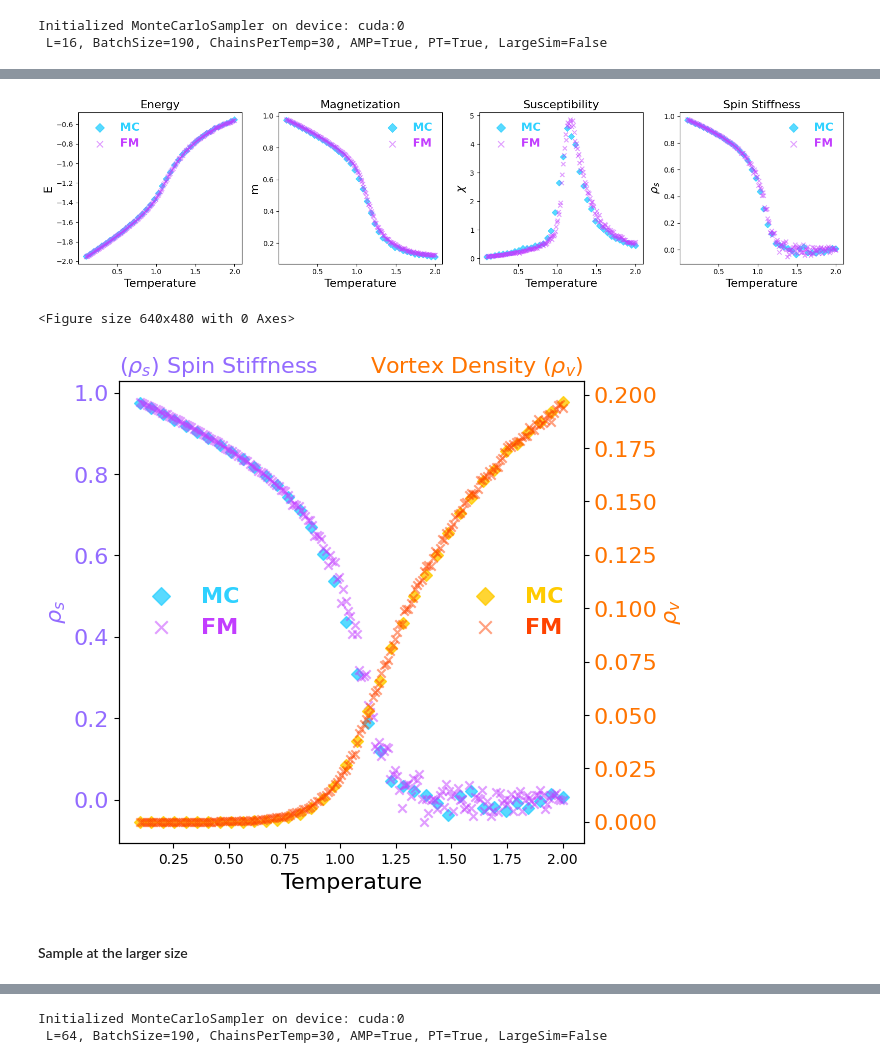
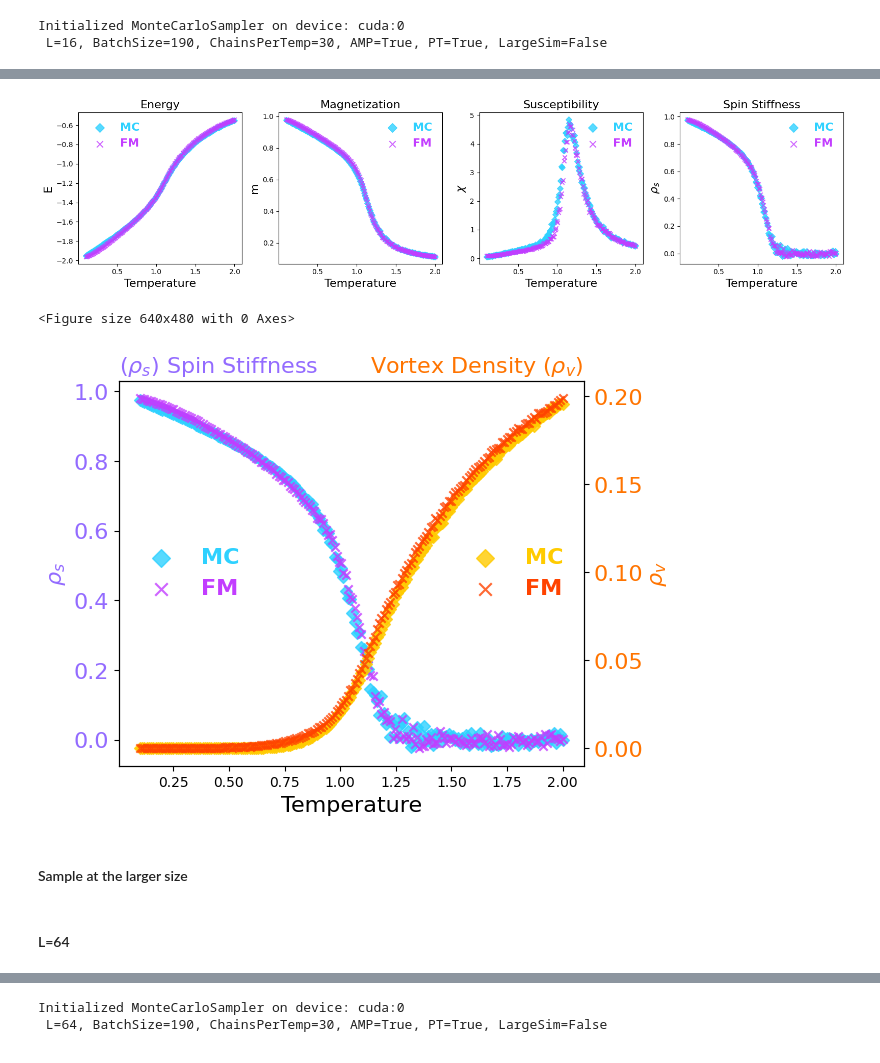
Before and after one commit to ToelUl/Flow-to-Field, a Jupyter notebook: system_size_extrapolation_lab.ipynb, the cells around one changed output, grey strips where cells are left out. Cells and saved outputs as stored; diff of their text form; code cells hidden in the pictures.

```diff
--- a/system_size_extrapolation_lab.ipynb
+++ b/system_size_extrapolation_lab.ipynb
@@ -406,9 +678,10 @@ L = 16
 Temp_start = 0.1
 Temp_end = 2.0
 precision = 0.01
-num_samples = 500
+num_samples = 1500
 num_steps = 5
-timestep_schedule_factor = 0.6
+timestep_schedule_mu = -0.3
+timestep_schedule_sigma = 1.0
 
 num_temp = int((Temp_end-Temp_start)//precision)+1
 print(f'num_temp: {num_temp}')
@@ -420,17 +693,20 @@ B_opt = pf.estimate_max_batch_size(
     height=L,
     width=L,
     time_steps=num_steps,
+    num_conditions=num_conditions,
     num_evals=3,
     device=device,
     use_adjoint=False,
     safety_factor=0.9
 )
 print(f"Optimal batch size: {B_opt}")
+B_opt_mod = pf.find_closest_factor(num_temp * num_samples, B_opt)
+print(f"Optimal batch size (modify): {B_opt_mod}")
 
 Temp = torch.linspace(Temp_start, Temp_end, steps=num_temp)
 x_init = torch.randn((num_temp, num_samples, L, L), dtype=torch.float32)
 
 xy_inference_dataset = mc.MCDataset(data=x_init, labels=Temp)
-xy_inference_dataloader = DataLoader(xy_inference_dataset, batch_size=B_opt, shuffle=False)
+xy_inference_dataloader = DataLoader(xy_inference_dataset, batch_size=B_opt_mod, shuffle=False)
 # %% [output]
 num_temp: 190
@@ -443,17 +715,32 @@ Optimal batch size: 3426
 # %%
 torch.cuda.empty_cache()
+torch.cuda.synchronize(device)
+
+_ = fmex.solve(
+    solve_loader=xy_inference_dataloader,
+    num_samples=num_samples,
+    num_steps=10,
+    for_gpu_warmup=True,
+    do_log=False,
+)
+
 sol_size_16_start_time = time.time()
 sol_size_16 = fmex.solve(
     solve_loader=xy_inference_dataloader,
     num_samples=num_samples,
     num_steps=num_steps,
     method='heun3',
-    timestep_schedule_factor=timestep_schedule_factor,
+    timestep_schedule_mu=timestep_schedule_mu,
+    timestep_schedule_sigma=timestep_schedule_sigma,
 )
 sol_size_16_end_time = time.time()
 torch.cuda.empty_cache()
 
 sol_size_16_time = sol_size_16_end_time - sol_size_16_start_time
 
-print(f'Solving time for L=16: {sol_size_16_time:.2f} seconds')
+sol_size_16_time_per_sample = sol_size_16_time / (num_temp * num_samples)
+
+train_sol_size_16_time_per_sample = (train_time + sol_size_16_time) / (num_temp * num_samples)
+
+print(f"Solving time per sample for L=16: {sol_size_16_time_per_sample:.5f} seconds")
 # %% [output]
@@ -473,7 +762,7 @@ sampler_xy = mc.XYModel(
     use_amp=True
 )
 
-sampler_xy.spins = sol_size_16
+sampler_xy.spins = sol_size_16 * torch.pi + torch.pi  # Shift to [0, 2π) range.
 trash.append(sol_size_16)
 # %% [output]
 Initialized MonteCarloSampler on device: cuda:0
@@ -513,6 +802,6 @@ fm_vortex_density_size_16 = sampler_xy.plot_vortex_density(
 # %%
 mc_size_16_measure_results = torch.load(
-    measurement_save_path_pt_list[L_val_list.index(L)],
+    measurement_save_path_pt_list[L_val_list.index(16)],
     map_location='cpu', weights_only=False
 )
 mc_size_16_temperature = mc_size_16_measure_results['temperature']
@@ -538,22 +828,22 @@ fm_color = '#C23DFF'
 
 fig, ax = plt.subplots(1, 4, figsize=(16, 4))
 ax[0].scatter(mc_size_16_temperature, mc_size_16_energy, marker='D', label='MC', color=mc_color, alpha=0.8)
-ax[0].scatter(Temp.cpu(), fm_energy_size_16, marker='x', label='FM', color=fm_color, alpha=0.5)
+ax[0].scatter(Temp.cpu(), fm_energy_size_16, marker='x', label='FM', color=fm_color, alpha=0.8)
 ax[0].set_ylabel('E', fontsize=16)
 ax[0].set_title('Energy', fontsize=16)
 
 ax[1].scatter(mc_size_16_temperature, mc_size_16_magnetization, marker='D', label='MC', color=mc_color, alpha=0.8)
-ax[1].scatter(Temp.cpu(), fm_magnetization_size_16, marker='x', label='FM', color=fm_color, alpha=0.5)
+ax[1].scatter(Temp.cpu(), fm_magnetization_size_16, marker='x', label='FM', color=fm_color, alpha=0.8)
 ax[1].set_ylabel('m', fontsize=16)
 ax[1].set_title('Magnetization', fontsize=16)
 
 ax[2].scatter(mc_size_16_temperature, mc_size_16_susceptibility, marker='D', label='MC', color=mc_color, alpha=0.8)
-ax[2].scatter(Temp.cpu(), fm_susceptibility_size_16, marker='x', label='FM', color=fm_color, alpha=0.5)
+ax[2].scatter(Temp.cpu(), fm_susceptibility_size_16, marker='x', label='FM', color=fm_color, alpha=0.8)
 ax[2].set_ylabel(r'$\chi$', fontsize=16)
 ax[2].set_title('Susceptibility', fontsize=16)
 
 ax[3].scatter(mc_size_16_temperature, mc_size_16_stiffness, marker='D', label='MC', color=mc_color, alpha=0.8)
-ax[3].scatter(Temp.cpu(), fm_stiffness_size_16, marker='x', label='FM', color=fm_color, alpha=0.5)
+ax[3].scatter(Temp.cpu(), fm_stiffness_size_16, marker='x', label='FM', color=fm_color, alpha=0.8)
 ax[3].set_ylabel(r'$\rho_s$', fontsize=16)
 ax[3].set_title('Spin Stiffness', fontsize=16)
 
@@ -568,7 +858,7 @@ for i in range(4):
 plt.tight_layout()
 plt.show()
 # %% [output]
-[figure, old version]
+[figure, new version]
 # %%
 plt.clf()
 plt.style.use('seaborn-v0_8-pastel')
@@ -583,43 +873,45 @@ stiffness_axis_color= "#936BFF"
 vortex_axis_color = '#FF7400'
 
 
-fig, ax1 = plt.subplots(figsize=(6, 6))
+fig, ax1 = plt.subplots(figsize=(6, 5))
 ax1.scatter(mc_size_16_temperature, mc_size_16_stiffness, marker='D', label='MC', color=mc_stiffness_color, alpha=0.8)
-ax1.scatter(Temp.cpu(), fm_stiffness_size_16, marker='x', label='FM', color=fm_stiffness_color, alpha=0.5)
+ax1.scatter(Temp.cpu(), fm_stiffness_size_16, marker='x', label='FM', color=fm_stiffness_color, alpha=0.8)
 ax1.set_xlabel('Temperature', fontsize=16)
 ax1.set_ylabel(r'$\rho_s$', fontsize=16, color=stiffness_axis_color)
 ax1.set_title(r'($\rho_s$) Spin Stiffness', fontsize=16, color=stiffness_axis_color, loc='left')
 ax1.tick_params(axis='y', labelsize=16, labelcolor=stiffness_axis_color)
 
 ax1.legend(
         loc='center left',
         prop={'weight': 'bold', 'size': 16},
         labelcolor=[mc_stiffness_color, fm_stiffness_color],
         markerscale=1.5,
         frameon=False
     )
 
 ax2 = ax1.twinx()
 ax2.scatter(mc_size_16_temperature, mc_size_16_vortex_density, marker='D', label='MC', color=mc_vortex_density_color, alpha=0.8)
-ax2.scatter(Temp.cpu(), fm_vortex_density_size_16, marker='x', label='FM', color=fm_vortex_density_color, alpha=0.5)
+ax2.scatter(Temp.cpu(), fm_vortex_density_size_16, marker='x', label='FM', color=fm_vortex_density_color, alpha=0.8)
 ax2.set_ylabel(r'$\rho_v$', fontsize=16, color=vortex_axis_color)
 ax2.set_title(r'Vortex Density ($\rho_v$)', fontsize=16, color=vortex_axis_color, loc='right')
 ax2.tick_params(axis='y', labelsize=16, labelcolor=vortex_axis_color)
 
 ax2.legend(
         loc='center right',
         prop={'weight': 'bold', 'size': 16},
         labelcolor=[mc_vortex_density_color, fm_vortex_density_color],
         markerscale=1.5,
         frameon=False
     )
 
 plt.show()
 # %% [output]
 <Figure size 640x480 with 0 Axes>
-[figure, old version]
+[figure, new version]
 # %% [markdown]
 #### Sample at the larger size
+# %% [markdown]
+#### L=64
 # %%
 L = 64
 Temp_start = 0.1
```
Also changed, not shown: parts of 65 cells of this notebook.
